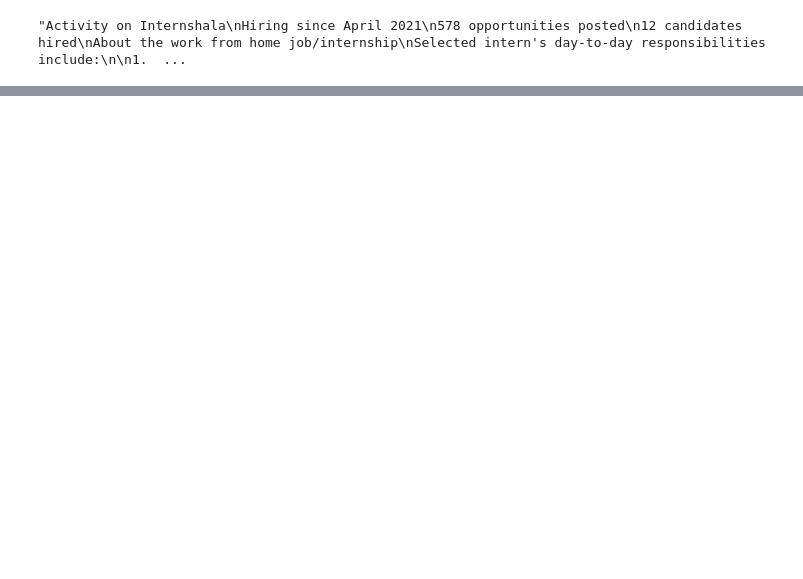
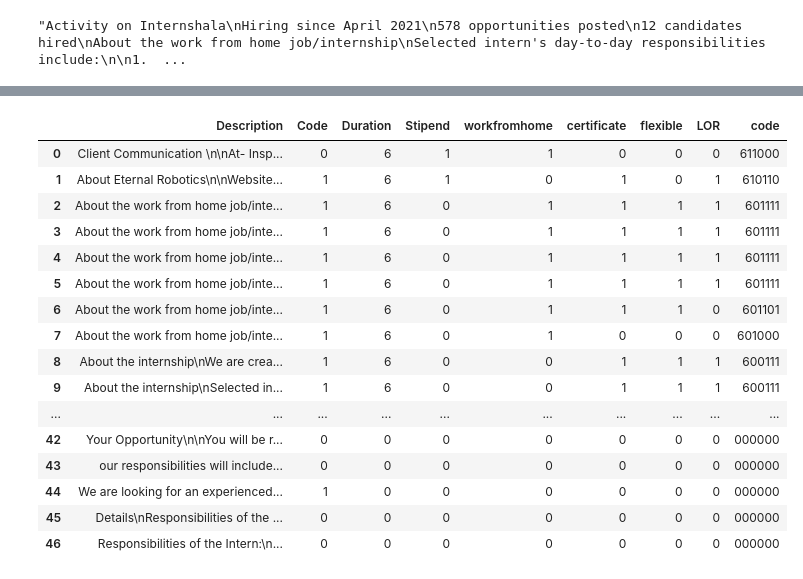
Before and after one commit to ashishjang/MissionEd, a Jupyter notebook: withoutML.ipynb, the cells around one changed output, grey strips where cells are left out. Drawn from its saved outputs; the diff is of its cells as text; code cells hidden in the pictures; blank space fills up the shorter version.

```diff
--- a/withoutML.ipynb
+++ b/withoutML.ipynb
@@ -69,0 +199,27 @@ before_keyword.split()[-1]
+# %%
+# join duration, stipend, workfromhome, certificate, LOR, flexible in code column
+df['code'] = df['Duration'].astype(str) + '' + df['Stipend'].astype(str) + '' + df['workfromhome'].astype(str) + '' + df['certificate'].astype(str) + '' + df['LOR'].astype(str) + '' + df['flexible'].astype(str)
+# %%
+#write code column in descending order
+dfsorted = df.sort_values(by=['code'], ascending=False)
+# drop index from index in dfsorted
+dfsorted = dfsorted.reset_index(drop=True)
+dfsorted
+# %% [output]
+|  | Description | Code | Duration | Stipend | workfromhome | certificate | flexible | LOR | code |
+| 0 | Client Communication \n\nAt- Insp... | 0 | 6 | 1 | 1 | 0 | 0 | 0 | 611000 |
+| 1 | About Eternal Robotics\n\nWebsite... | 1 | 6 | 1 | 0 | 1 | 0 | 1 | 610110 |
+| 2 | About the work from home job/inte... | 1 | 6 | 0 | 1 | 1 | 1 | 1 | 601111 |
+| 3 | About the work from home job/inte... | 1 | 6 | 0 | 1 | 1 | 1 | 1 | 601111 |
+| 4 | About the work from home job/inte... | 1 | 6 | 0 | 1 | 1 | 1 | 1 | 601111 |
+| 5 | About the work from home job/inte... | 1 | 6 | 0 | 1 | 1 | 1 | 1 | 601111 |
+| 6 | About the work from home job/inte... | 1 | 6 | 0 | 1 | 1 | 1 | 0 | 601101 |
+| 7 | About the work from home job/inte... | 1 | 6 | 0 | 1 | 0 | 0 | 0 | 601000 |
+| 8 | About the internship\nWe are crea... | 1 | 6 | 0 | 0 | 1 | 1 | 1 | 600111 |
+| 9 | About the internship\nSelected in... | 1 | 6 | 0 | 0 | 1 | 1 | 1 | 600111 |
+| ... | ... | ... | ... | ... | ... | ... | ... | ... | ... |
+| 42 | Your Opportunity\n\nYou will be r... | 0 | 0 | 0 | 0 | 0 | 0 | 0 | 000000 |
+| 43 | our responsibilities will include... | 0 | 0 | 0 | 0 | 0 | 0 | 0 | 000000 |
+| 44 | We are looking for an experienced... | 1 | 0 | 0 | 0 | 0 | 0 | 0 | 000000 |
+| 45 | Details\nResponsibilities of the ... | 0 | 0 | 0 | 0 | 0 | 0 | 0 | 000000 |
+| 46 | Responsibilities of the Intern:\n... | 0 | 0 | 0 | 0 | 0 | 0 | 0 | 000000 |
```
Also changed, not shown: parts of 10 cells of this notebook, 21 other files.
